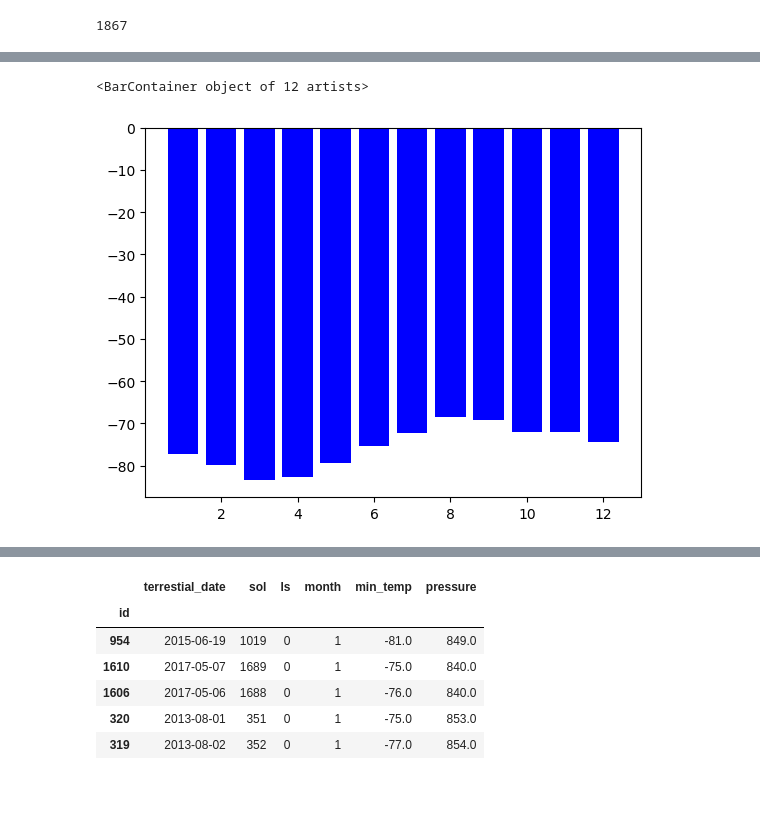
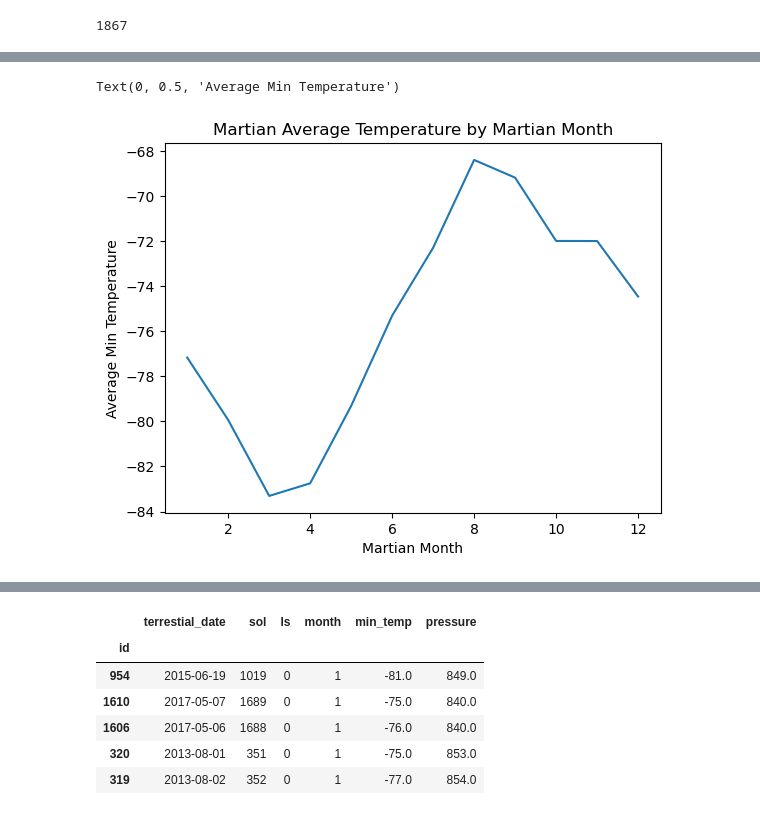
Before and after one commit to Duckferd/webscrape-challenge, a Jupyter notebook: part_2_mars_weather.ipynb, the cells around one changed output, grey strips where cells are left out. Drawn from its saved outputs; the diff is of its cells as text; code cells hidden in the pictures.

```diff
--- a/part_2_mars_weather.ipynb
+++ b/part_2_mars_weather.ipynb
@@ -208,10 +208,12 @@ month
 Name: min_temp, dtype: float64
 # %%
 # Plot the average temperature by month
-plt.bar(month.index, average_min_temp, color="b", align="center")
-plt.title('Martian Average Temperature by ')
+plt.plot(average_min_temp)
+plt.title('Martian Average Temperature by Martian Month')
+plt.xlabel('Martian Month')
+plt.ylabel('Average Min Temperature')
 # %% [output]
-<BarContainer object of 12 artists>
+Text(0, 0.5, 'Average Min Temperature')
-[figure, old version]
+[figure, new version]
 # %%
 # Identify the coldest and hottest months in Curiosity's location
```
Also changed, not shown: parts of 5 cells of this notebook.
